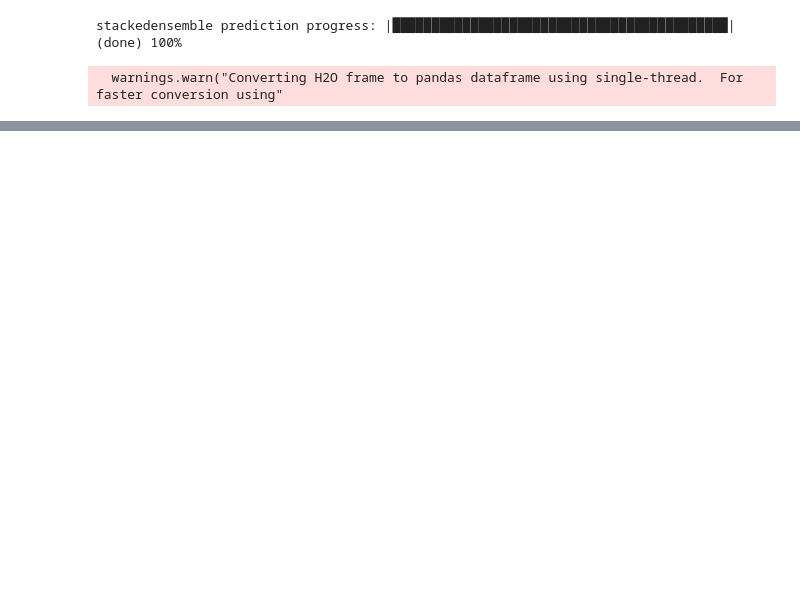
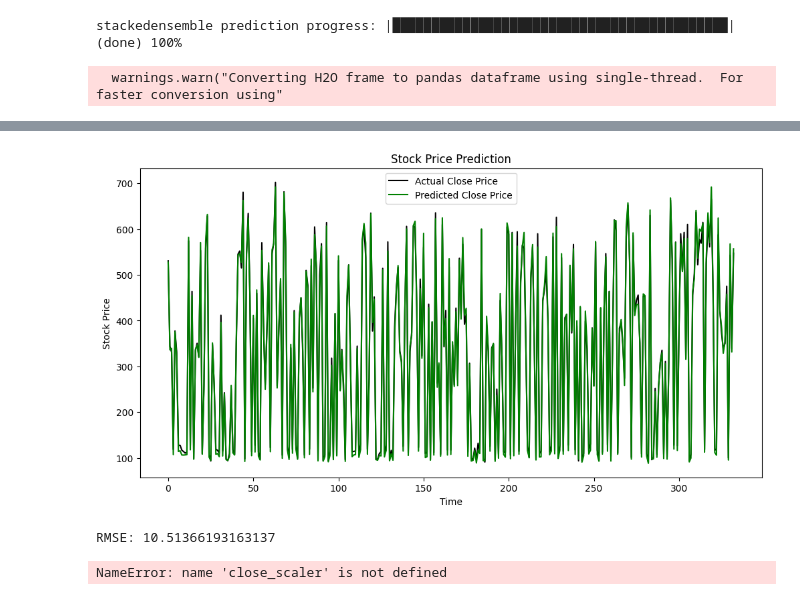
Before and after one commit to adheeb4/7PAM2002_0509_2023_Final_Project, a Jupyter notebook: Final_Project.ipynb, the cells around one changed output, grey strips where cells are left out. Drawn from its saved outputs; the diff is of its cells as text; code cells hidden in the pictures; blank space fills up the shorter version.

```diff
--- a/Final_Project.ipynb
+++ b/Final_Project.ipynb
@@ -352,0 +613,16 @@ plt.show()
+# %%
+import pandas as pd
+import numpy as np
+from sklearn.preprocessing import MinMaxScaler
+
+
+# Drop the 'date' column since it’s not needed for the LSTM model
+df = symbol_df.drop(columns=['date'])
+
+
+# Normalize the DataFrame using MinMaxScaler
+scaler = MinMaxScaler(feature_range=(0, 1))
+scaled_df = scaler.fit_transform(df)
+
+# Convert back to DataFrame for easier handling
+scaled_df = pd.DataFrame(scaled_df, columns=df.columns)
@@ -352,0 +631,11 @@ plt.show()
+# %%
+close_index = scaled_df.columns.get_loc("close")
+sequence_length = 100  # Use the past 60 days to predict the next day
+X, y = [], []
+
+for i in range(sequence_length, len(scaled_df)):
+    X.append(scaled_df.iloc[i-sequence_length:i].values)
+    y.append(scaled_df.iloc[i, close_index])
+
+X = np.array(X)
+y = np.array(y)
@@ -352,0 +802,18 @@ plt.show()
+# %%
+predicted = model.predict(X_test)
+# Inverse transform the predicted and actual close prices
+predicted = close_scaler.inverse_transform(predicted) # Use the new scaler to inverse transform
+y_test = close_scaler.inverse_transform(y_test.reshape(-1, 1))
+
+# Compare predictions with actual values
+import matplotlib.pyplot as plt
+
+plt.figure(figsize=(12,6))
+plt.plot(y_test, color='black', label='Actual Close Price')
+plt.plot(predicted, color='green', label='Predicted Close Price')
+plt.title('Stock Price Prediction')
+plt.xlabel('Time')
+plt.ylabel('Stock Price')
+plt.legend()
+plt.show()
+# %% [output]
@@ -352,0 +821,25 @@ plt.show()
+[figure, added]
+# %%
+from sklearn.metrics import mean_squared_error
+import numpy as np
+
+# Calculate the RMSE
+rmse = np.sqrt(mean_squared_error(y_test, predicted))
+print(f'RMSE: {rmse}')
+# %% [output]
+RMSE: 10.51366193163137
+# %%
+predicted_close = close_scaler.inverse_transform(predicted.reshape(-1, 1))
+y_test_close = close_scaler.inverse_transform(y_test.reshape(-1, 1))
+
+# Compare predictions with actual values
+plt.figure(figsize=(12,6))
+plt.plot(y_test_close, color='black', label='Actual Close Price')
+plt.plot(predicted_close, color='green', label='Predicted Close Price')
+plt.title('Stock Price Prediction')
+plt.xlabel('Time')
+plt.ylabel('Stock Price')
+plt.legend()
+plt.show()
+# %% [output]
+NameError: name 'close_scaler' is not defined
```
Also changed, not shown: parts of 28 cells of this notebook.
